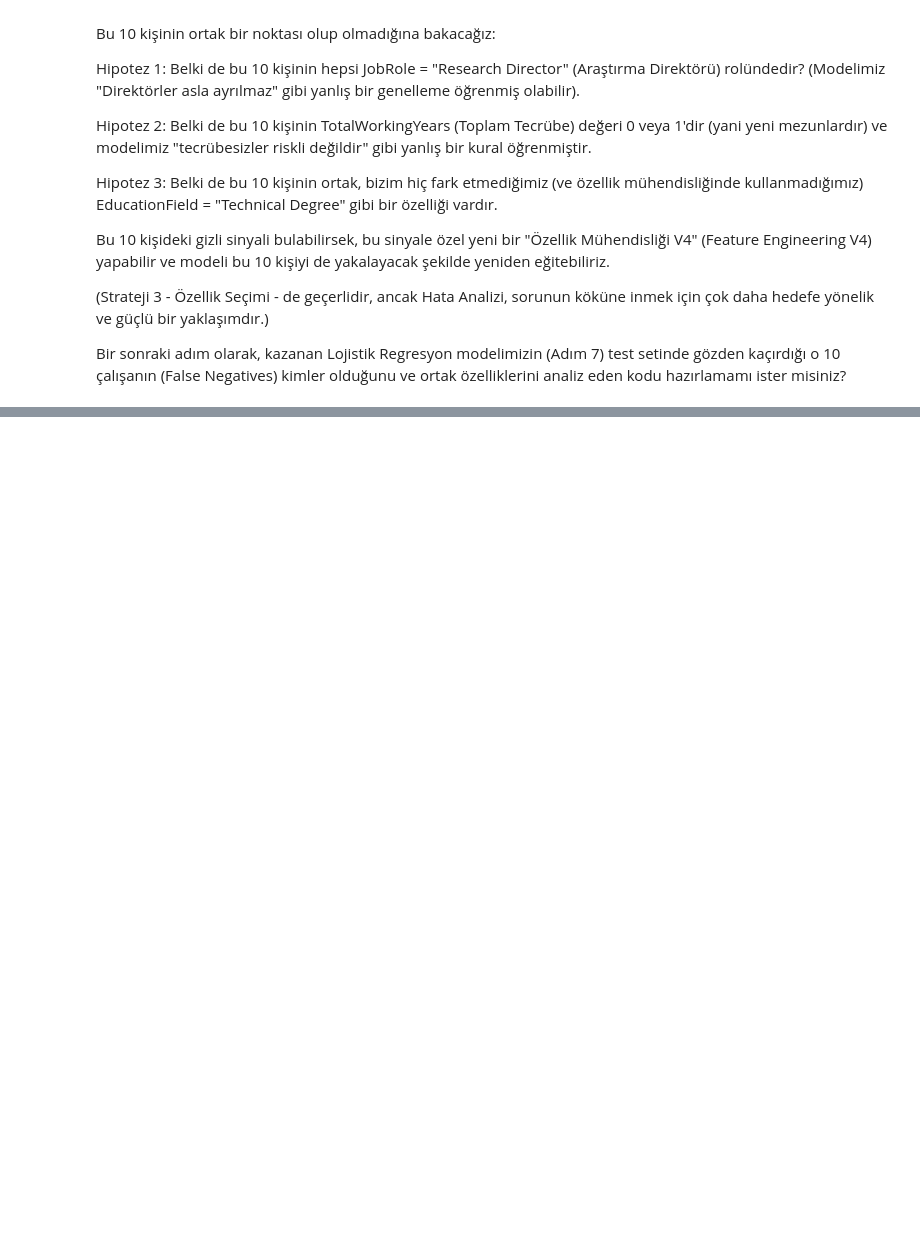
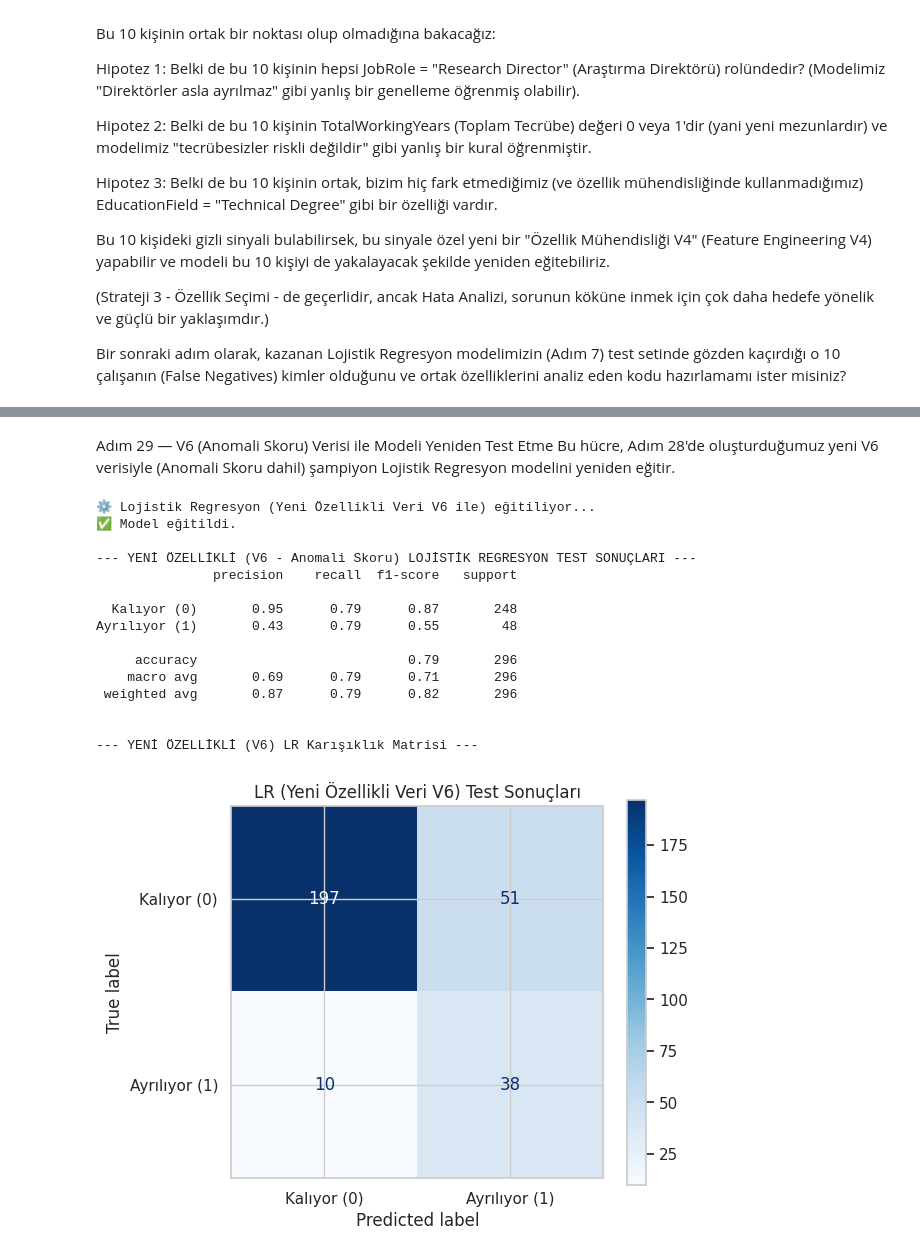
Before and after one commit to Seldarzu/employee-attrition-eda, a Jupyter notebook: 01_data_exploration_arzu.ipynb, the cells around one changed output, grey strips where cells are left out. Saved outputs shown, nothing was run; the diff lists cells and outputs as text; code cells hidden in the pictures; blank space fills up the shorter version.

```diff
--- a/01_data_exploration_arzu.ipynb
+++ b/01_data_exploration_arzu.ipynb
@@ -3268,0 +4149,59 @@ Bir sonraki adım olarak, kazanan Lojistik Regresyon modelimizin (Adım 7) test
+# %% [markdown]
+Adım 29 — V6 (Anomali Skoru) Verisi ile Modeli Yeniden Test Etme
+Bu hücre, Adım 28'de oluşturduğumuz yeni V6 verisiyle (Anomali Skoru dahil) şampiyon Lojistik Regresyon modelini yeniden eğitir.
+# %%
+# 🔹 Adım 29 — V6 (Anomali Skoru) Verisi ile Modeli Yeniden Değerlendirme (LR)
+
+from sklearn.linear_model import LogisticRegression
+from sklearn.metrics import classification_report, ConfusionMatrixDisplay
+import matplotlib.pyplot as plt
+
+# 1️⃣ Kazanan modelimizi (LR) tekrar kuralım
+lr_model_feat_eng_v6 = LogisticRegression(
+    class_weight='balanced',  # Dengesizliği ele al
+    random_state=42,
+    max_iter=1000
+)
+
+# 2️⃣ Modeli YENİ EĞİTİM VERİSİ (V6) ile eğit
+print("⚙️ Lojistik Regresyon (Yeni Özellikli Veri V6 ile) eğitiliyor...")
+# DİKKAT: _v6 ile biten verileri kullanıyoruz
+lr_model_feat_eng_v6.fit(X_train_t_v6, y_train)
+print("✅ Model eğitildi.")
+
+# 3️⃣ Tahminleri YENİ TEST VERİSİ (V6) ile yap
+y_pred_test_feat_eng_v6 = lr_model_feat_eng_v6.predict(X_test_t_v6)
+
+# 4️⃣ Sonuçları Değerlendirme (Test Seti)
+print("\n--- YENİ ÖZELLİKLİ (V6 - Anomali Skoru) LOJİSTİK REGRESYON TEST SONUÇLARI ---")
+print(classification_report(y_test, y_pred_test_feat_eng_v6, target_names=["Kalıyor (0)", "Ayrılıyor (1)"]))
+
+# 5️⃣ Karışıklık Matrisi
+print("\n--- YENİ ÖZELLİKLİ (V6) LR Karışıklık Matrisi ---")
+fig, ax = plt.subplots(figsize=(6, 5))
+ConfusionMatrixDisplay.from_predictions(
+    y_test,
+    y_pred_test_feat_eng_v6,
+    ax=ax,
+    cmap='Blues',
+    display_labels=["Kalıyor (0)", "Ayrılıyor (1)"]
+)
+ax.set_title("LR (Yeni Özellikli Veri V6) Test Sonuçları")
+plt.show()
+# %% [output]
+⚙️ Lojistik Regresyon (Yeni Özellikli Veri V6 ile) eğitiliyor...
+✅ Model eğitildi.
+
+--- YENİ ÖZELLİKLİ (V6 - Anomali Skoru) LOJİSTİK REGRESYON TEST SONUÇLARI ---
+               precision    recall  f1-score   support
+
+  Kalıyor (0)       0.95      0.79      0.87       248
+Ayrılıyor (1)       0.43      0.79      0.55        48
+
+     accuracy                           0.79       296
+    macro avg       0.69      0.79      0.71       296
+ weighted avg       0.87      0.79      0.82       296
+
+
+--- YENİ ÖZELLİKLİ (V6) LR Karışıklık Matrisi ---
+[figure, added]
```
Also changed, not shown: parts of 27 cells of this notebook.
